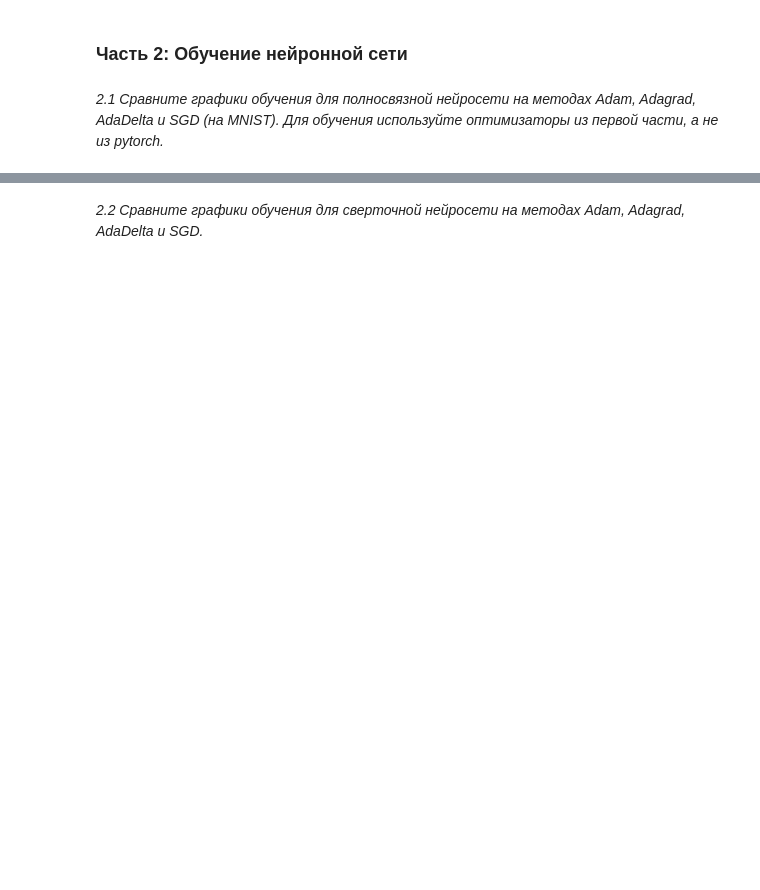
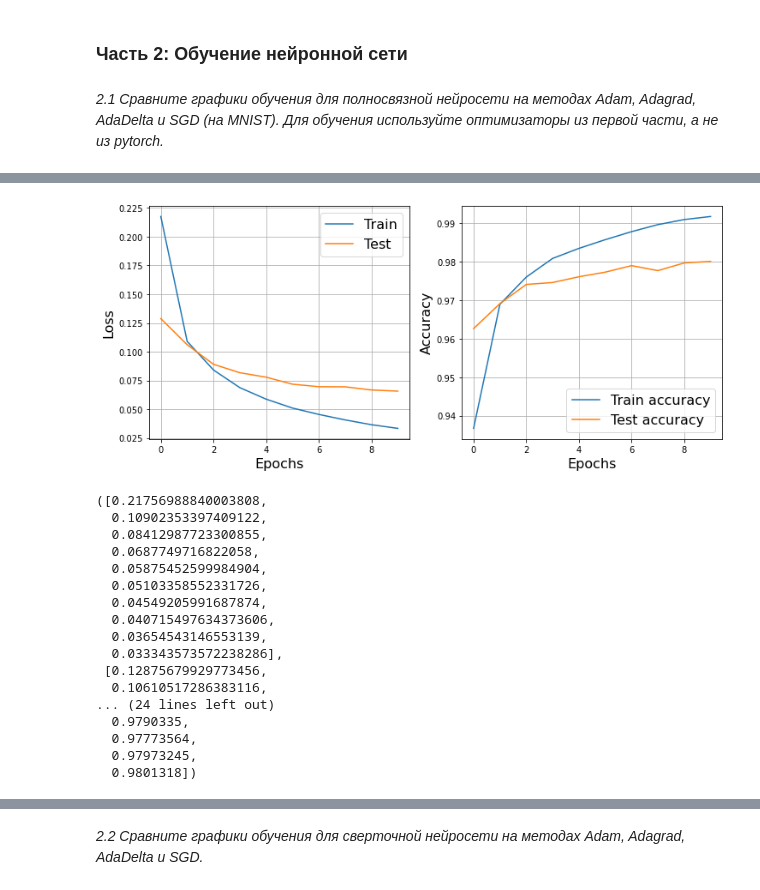
Before and after one commit to bulatral42/sphere_nn, a Jupyter notebook: Sem_07/hw7_valiahmetov.ipynb, the cells around one changed output, grey strips where cells are left out. Cells and saved outputs as stored; diff of their text form; code cells hidden in the pictures; blank space fills up the shorter version.

```diff
--- a/Sem_07/hw7_valiahmetov.ipynb
+++ b/Sem_07/hw7_valiahmetov.ipynb
@@ -265,0 +538,9 @@ test_loader = torch.utils.data.DataLoader(test_dataset, batch_size=32, shuffle=T
+# %%
+layers = [nn.Linear(784, 256), nn.ReLU(), nn.Linear(256, 10)]
+network = nn.Sequential(*layers)
+optim, l_r = Adagrad, 0.01
+
+layers = [nn.Linear(784, 256), nn.ReLU(), nn.Linear(256, 10), nn.LogSoftmax(dim=1)]
+network = nn.Sequential(*layers)
+train(network, train_loader, test_loader, epochs=10, learning_rate=l_r, optimizer=optim, ravel_init=True)
+# %% [output]
@@ -265,0 +548,18 @@ test_loader = torch.utils.data.DataLoader(test_dataset, batch_size=32, shuffle=T
+[figure, added]
+([0.21756988840003808,
+  0.10902353397409122,
+  0.08412987723300855,
+  0.0687749716822058,
+  0.05875452599984904,
+  0.05103358552331726,
+  0.04549205991687874,
+  0.040715497634373606,
+  0.03654543146553139,
+  0.033343573572238286],
+ [0.12875679929773456,
+  0.10610517286383116,
+... (24 lines left out)
+  0.9790335,
+  0.97773564,
+  0.97973245,
+  0.9801318])
```
Also changed, not shown: parts of 22 cells of this notebook.
